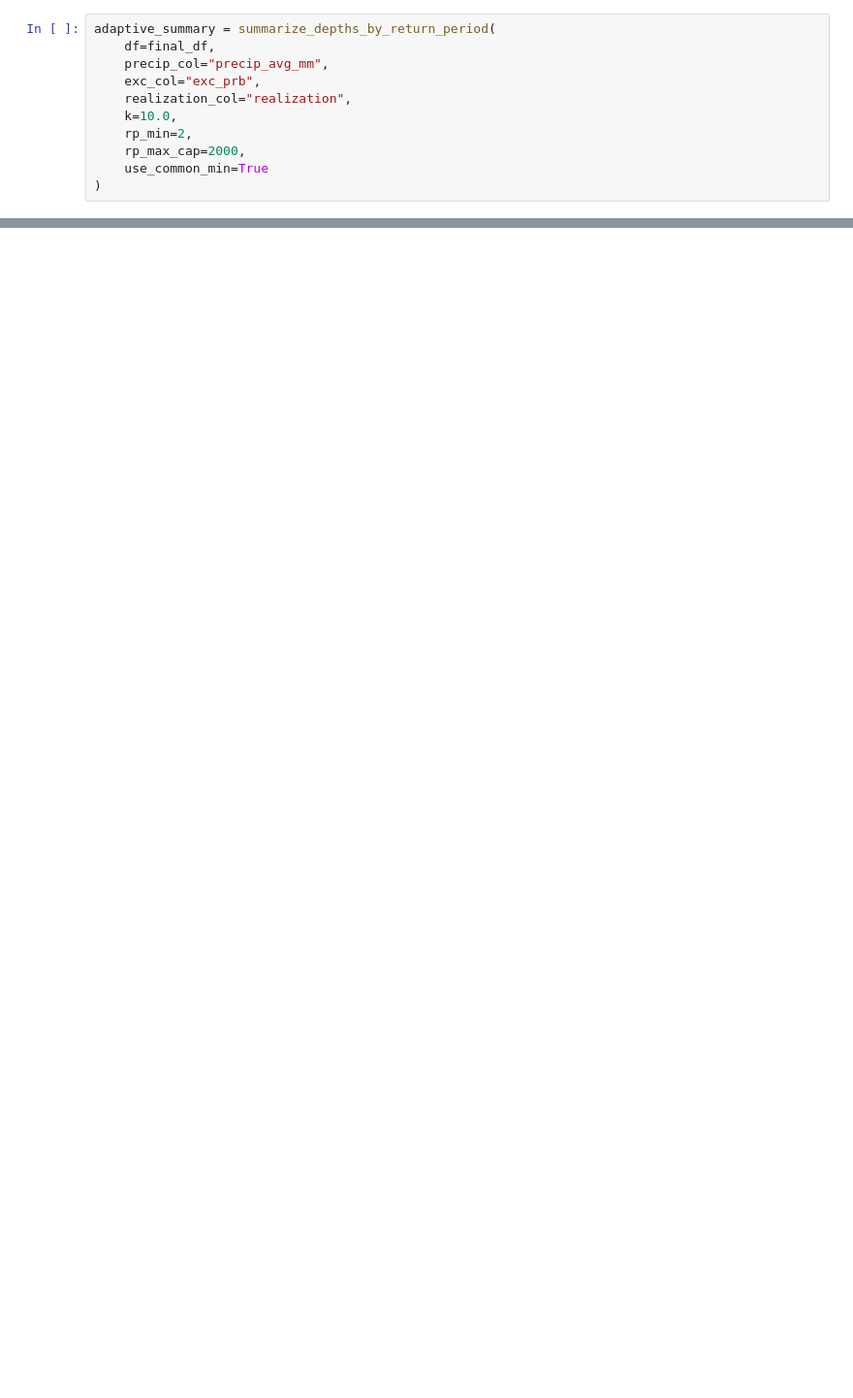
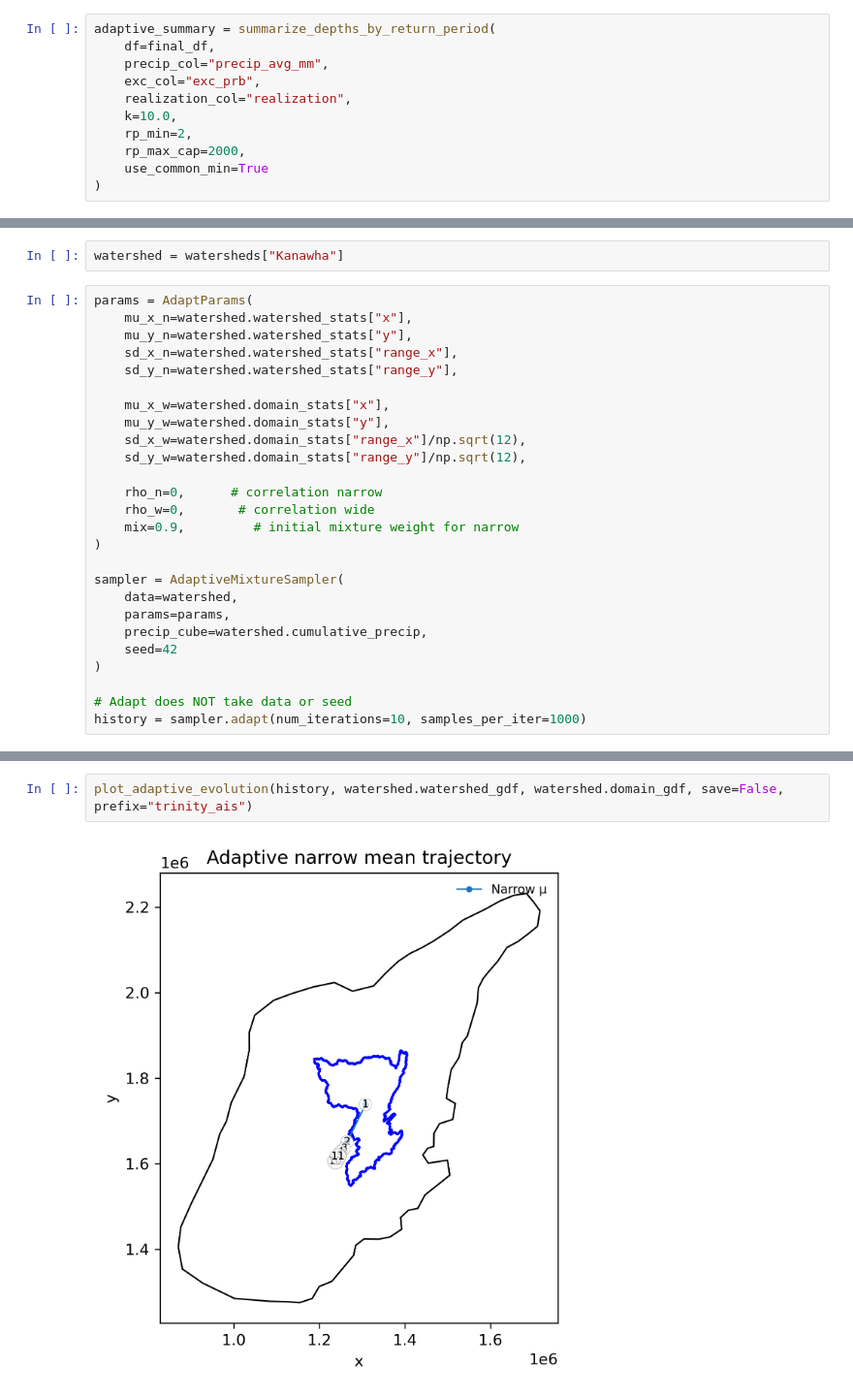
Before and after one commit to fema-ffrd/Importance-Sampling-for-SST, a Jupyter notebook: notebooks/adaptive_simulations.ipynb, the cells around one changed output, grey strips where cells are left out. Shown at 97% size. Drawn from its saved outputs; the diff is of its cells as text; blank space fills up the shorter version.

```diff
--- a/notebooks/adaptive_simulations.ipynb
+++ b/notebooks/adaptive_simulations.ipynb
@@ -144,0 +162,28 @@ plot_two_return_period_summaries(
+# %%
+watershed = watersheds["Kanawha"]
+# %%
+params = AdaptParams(
+    mu_x_n=watershed.watershed_stats["x"],
+    mu_y_n=watershed.watershed_stats["y"],
+    sd_x_n=watershed.watershed_stats["range_x"],
+    sd_y_n=watershed.watershed_stats["range_y"],
+
+    mu_x_w=watershed.domain_stats["x"],
+    mu_y_w=watershed.domain_stats["y"],
+    sd_x_w=watershed.domain_stats["range_x"]/np.sqrt(12),
+    sd_y_w=watershed.domain_stats["range_y"]/np.sqrt(12),
+
+    rho_n=0,      # correlation narrow
+    rho_w=0,       # correlation wide
+    mix=0.9,         # initial mixture weight for narrow
+)
+
+sampler = AdaptiveMixtureSampler(
+    data=watershed,
+    params=params,
+    precip_cube=watershed.cumulative_precip,
+    seed=42
+)
+
+# Adapt does NOT take data or seed
+history = sampler.adapt(num_iterations=10, samples_per_iter=1000)
@@ -144,0 +205,4 @@ plot_two_return_period_summaries(
+# %%
+plot_adaptive_evolution(history, watershed.watershed_gdf, watershed.domain_gdf, save=False, prefix="trinity_ais")
+# %% [output]
+[figure, added]
```
Also changed, not shown: parts of 37 cells of this notebook, 11 other files.
